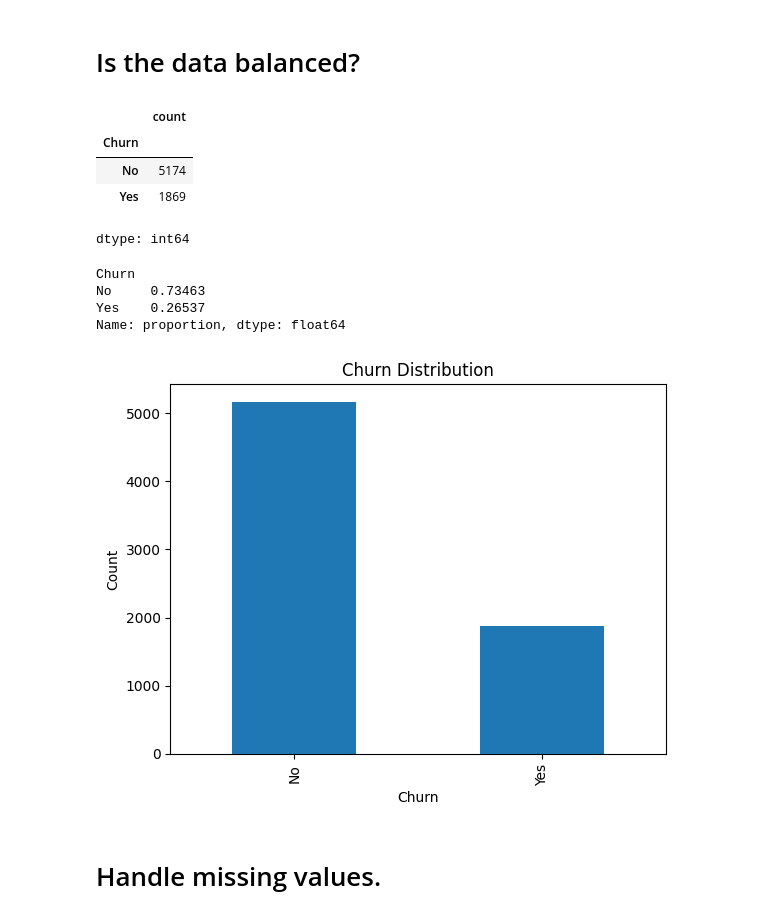
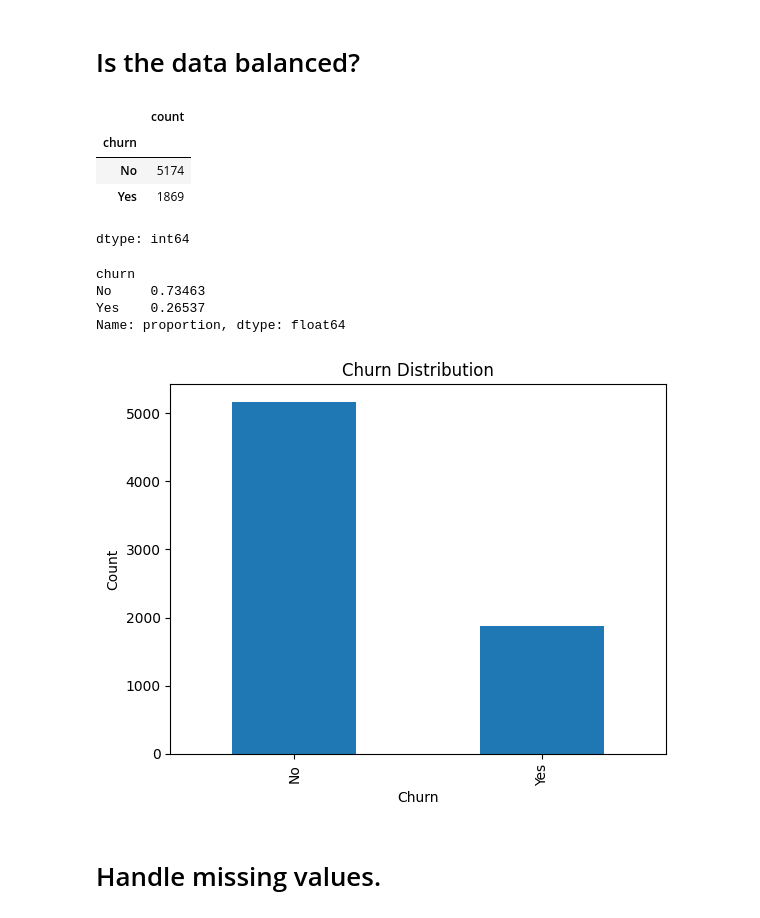
Before and after one commit to faris-alsherif/Customer-Churn-Prediction, a Jupyter notebook: Project_Customer_Churn_Prediction.ipynb, the cells around one changed output. Saved outputs shown, nothing was run; the diff lists cells and outputs as text; code cells hidden in the pictures.

```diff
--- a/Project_Customer_Churn_Prediction.ipynb
+++ b/Project_Customer_Churn_Prediction.ipynb
@@ -128,7 +128,7 @@ df.shape
 (7043, 20)
 # %%
 #To make the letters of each column a lower letter
-df.columns = df.columns.str.title()
+df.columns = df.columns.str.lower()
 df.head().T
 # %% [output]
 |  | 0 | 1 | 2 | 3 | 4 |
@@ -188,25 +188,25 @@ df.describe()
 # Is the data balanced?
 # %%
 #How many customers churned
-df.Churn.value_counts()
+df.churn.value_counts()
 # %% [output]
 |  | count |
-| Churn |  |
+| churn |  |
 | No | 5174 |
 | Yes | 1869 |
 dtype: int64
 # %%
 # Calculate the percentage for each value
-print(df["Churn"].value_counts(normalize=True))
+print(df["churn"].value_counts(normalize=True))
 
 
-df["Churn"].value_counts().plot(kind="bar")
+df["churn"].value_counts().plot(kind="bar")
 plt.title("Churn Distribution")
 plt.xlabel("Churn")
 plt.ylabel("Count")
 plt.show()
 # %% [output]
-Churn
+churn
 No     0.73463
 Yes    0.26537
 Name: proportion, dtype: float64
```
Also changed, not shown: parts of 17 cells of this notebook.
